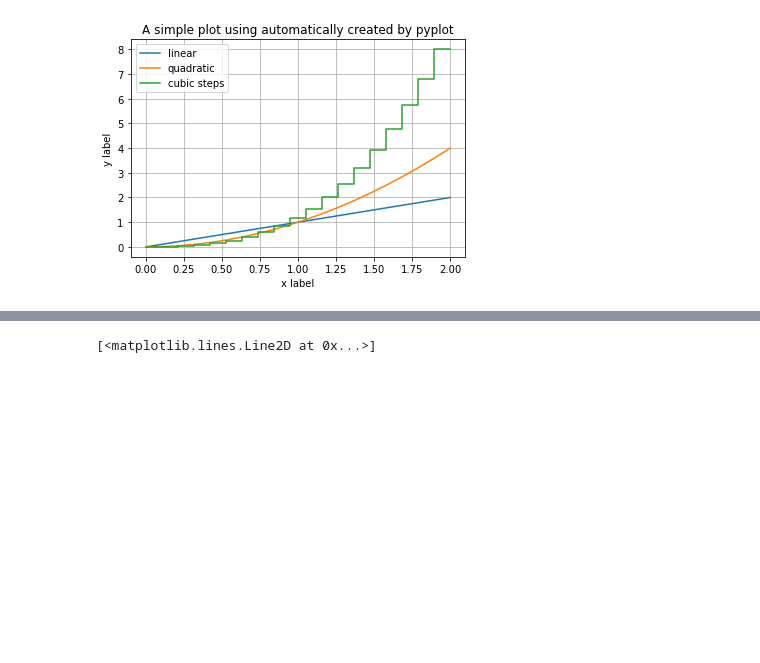
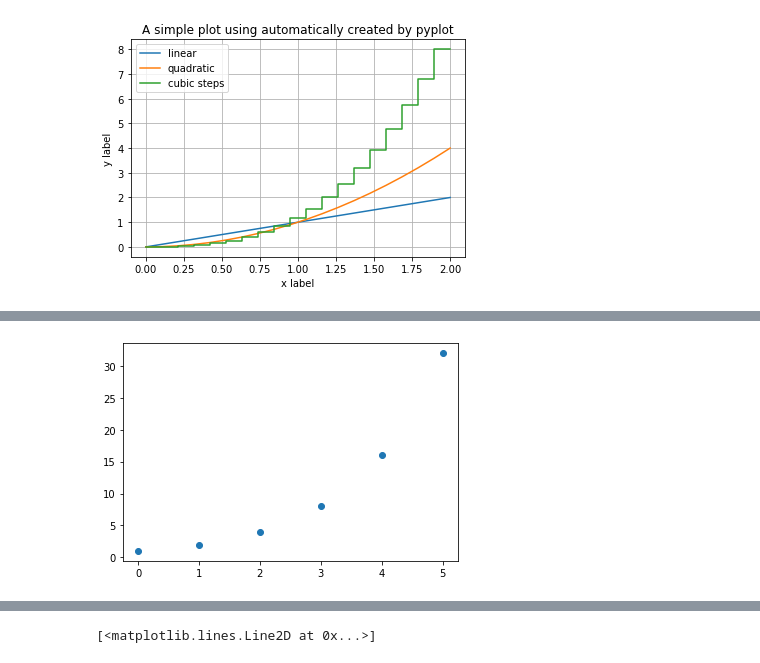
Before and after one commit to katel85/FundamentalsDA, a Jupyter notebook: pyplot.ipynb, the cells around one changed output, grey strips where cells are left out. Saved outputs shown, nothing was run; the diff lists cells and outputs as text; code cells hidden in the pictures; blank space fills up the shorter version.

Commit message:
scatterplots

```diff
--- a/pyplot.ipynb
+++ b/pyplot.ipynb
@@ -128,0 +167,7 @@ Playing with matploylib.pyplot and looking at the functions [2]
+# %%
+x = [0, 1, 2, 3, 4, 5]
+y = [1, 2, 4, 8, 16, 32]
+plt.plot(x, y,'o')
+plt.show()
+# %% [output]
+[figure, added]
```
Also changed, not shown: parts of 16 cells of this notebook, 1 other file.
